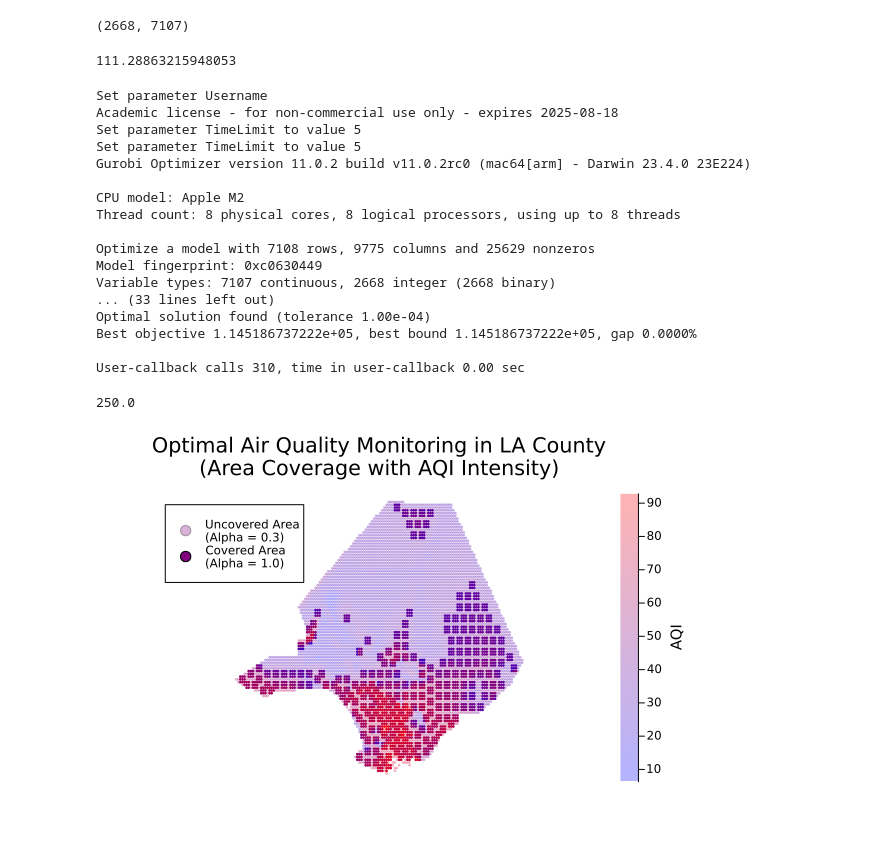
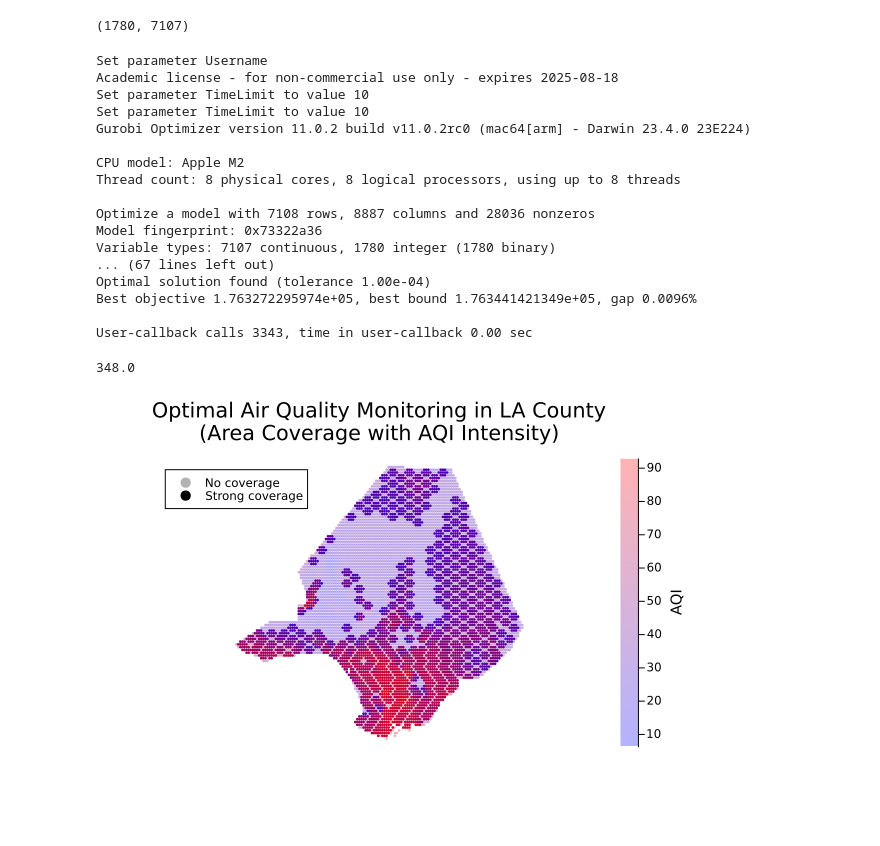
Before and after one commit to bhargavilanka/Air-Aware, a Jupyter notebook: Model_1a.ipynb, the cells around one changed output. Saved outputs shown, nothing was run; the diff lists cells and outputs as text; code cells hidden in the pictures.

Commit message:
Adding Model 1a and 1b

```diff
--- a/Model_1a.ipynb
+++ b/Model_1a.ipynb
@@ -11,77 +11,71 @@ lat_diff = (pollution_xy[:,1].-sensors_xy[:,1]').*lat_to_km[1]
 long_diff = (pollution_xy[:,2].-sensors_xy[:,2]').*lat_to_km[2]
 
 dist_matrix = sqrt.(lat_diff.^2 + long_diff.^2)';
+rows_to_keep = findall(row -> any(iszero, row), eachrow(dist_matrix))
+dist_matrix = dist_matrix[rows_to_keep, :]
+sensors_xy = sensors_xy[rows_to_keep, :];
 # %%
+q = pollution.AIQ
 r = 2
-D = (dist_matrix.<=r)
-q = pollution.AIQ
-p = 1500
+d = (dist_matrix.<=r)
 n, m = size(dist_matrix)
 # %% [output]
-(2668, 7107)
+(1780, 7107)
-# %%
-q = pollution.AIQ
-r = 1.5
-p = sum(q)/n  # unit price
-# %% [output]
-111.28863215948053
-# %%
-d = dist_matrix.<=r;
 # %%
-function model1(mu)
+function model1a()
     model = Model(Gurobi.Optimizer);
-    set_optimizer_attribute(model, "TimeLimit", 5);
+    set_optimizer_attribute(model, "TimeLimit", 10);
 
     @variable(model, x[1:n], Bin) #Whether we put a sensor at spot i
     @variable(model, y[1:m].<=1) #Whether spot j is covered
 
     @constraint(model, y'.<= x'*d)
-    @constraint(model, sum(x)<=250) # Check this number
+    @constraint(model, sum(x)<=348) # Check this number
 
 
     @objective(model, Max, sum(y.*q))
     optimize!(model)
     return value.(x), value.(y)
 end
-x, y = model1(0.1)
+x, y = model1a()
 sum(x)
 # %% [output]
 Set parameter Username
 Academic license - for non-commercial use only - expires 2025-08-18
-Set parameter TimeLimit to value 5
-Set parameter TimeLimit to value 5
+Set parameter TimeLimit to value 10
+Set parameter TimeLimit to value 10
 Gurobi Optimizer version 11.0.2 build v11.0.2rc0 (mac64[arm] - Darwin 23.4.0 23E224)
 
 CPU model: Apple M2
 Thread count: 8 physical cores, 8 logical processors, using up to 8 threads
 
-Optimize a model with 7108 rows, 9775 columns and 25629 nonzeros
-Model fingerprint: 0xc0630449
-Variable types: 7107 continuous, 2668 integer (2668 binary)
-... (33 lines left out)
+Optimize a model with 7108 rows, 8887 columns and 28036 nonzeros
+Model fingerprint: 0x73322a36
+Variable types: 7107 continuous, 1780 integer (1780 binary)
+... (67 lines left out)
 Optimal solution found (tolerance 1.00e-04)
-Best objective 1.145186737222e+05, best bound 1.145186737222e+05, gap 0.0000%
+Best objective 1.763272295974e+05, best bound 1.763441421349e+05, gap 0.0096%
 
-User-callback calls 310, time in user-callback 0.00 sec
+User-callback calls 3343, time in user-callback 0.00 sec
-250.0
+348.0
 # %%
 scatter(pollution_xy[:, 2], pollution_xy[:, 1],
     marker_z=q,
     color=cgrad([:blue, :red]),
     alpha= .3 .+ 0.7 .* y ,
     markersize=1.5,
     shape=:circle,
     markerstrokewidth=0,
     label="",
     ratio = 1.1,
     colorbar=true, colorbar_title = "AQI", legend=:topleft, axis = false, grid = false,
     )
 
-scatter!([NaN], [NaN], alpha = 0.3, color = :purple, shape = :circle, label = "Uncovered Area\n(Alpha = 0.3)")
-scatter!([NaN], [NaN], alpha = 1.0, color = :purple, shape = :circle, label = "Covered Area\n(Alpha = 1.0)")
+scatter!([NaN], [NaN], alpha = 0.3, color = :black, shape = :circle, label = "No coverage")
+scatter!([NaN], [NaN], alpha = 1.0, color = :black, shape = :circle, label = "Strong coverage")
 
 
 # Add a title with better formatting
 title!("Optimal Air Quality Monitoring in LA County\n(Area Coverage with AQI Intensity)")
 # %% [output]
-[figure, old version]
+[figure, new version]
```
Also changed, not shown: 1 other file.
